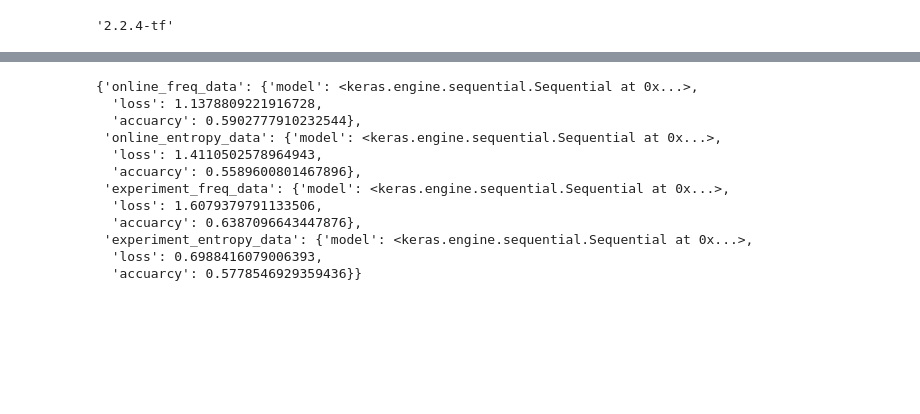
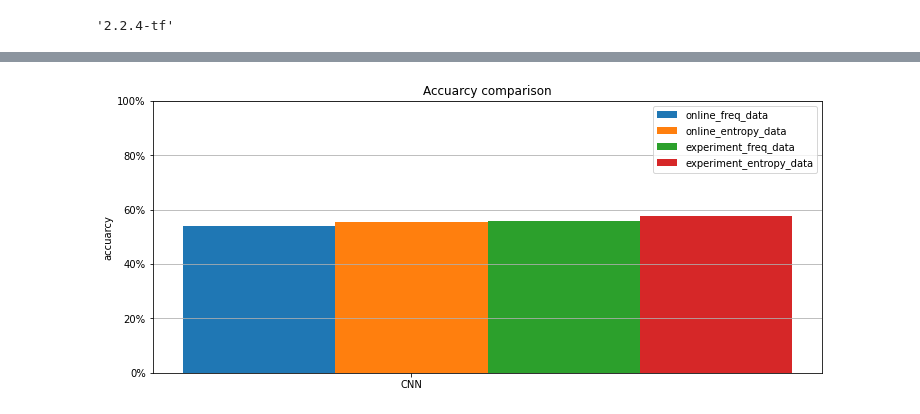
Before and after one commit to mudo121/thesis_eeg, a Jupyter notebook: machine_learning_notebooks/neural_network/pauls_work.ipynb, the cells around one changed output, grey strips where cells are left out. Drawn from its saved outputs; the diff is of its cells as text; code cells hidden in the pictures; blank space fills up the shorter version.

```diff
--- a/machine_learning_notebooks/neural_network/pauls_work.ipynb
+++ b/machine_learning_notebooks/neural_network/pauls_work.ipynb
@@ -281,7 +332,9 @@ ValueError: shape mismatch: objects cannot be broadcast to a single shape
 # %%
-netFunctionList = [("Easy Net", trainEasyNet), ("LSTM Net", train_lstm)]
+netFunctionList = [ #("Easy Net", trainEasyNet)];
+                   ("CNN", train_cnn)]
+                   #("LSTM Net", train_lstm)]
 
-epochs = 15
+epochs = 50
 batch_size = 64
 verbose = 0
 num_classes = 2
@@ -289,29 +342,30 @@ num_classes = 2
 statsDict = {}
 
 for net_name, function in netFunctionList:
-    print("Evaluating {}".format(net_name))
+    print("Evaluating {}...".format(net_name))
 
     statsDict[net_name] = {}
 
-    print("Online Frequency Data")
-    model, loss, accuarcy = function(X_train_freq, y_train_freq, X_test_freq, y_test_freq,
+    #print("Online Frequency Data")
+    model, loss, accuarcy, history = function(X_train_freq, y_train_freq, X_test_freq, y_test_freq,
                                      epochs=epochs, batch_size=batch_size, verbose=verbose)
-    statsDict[net_name]['online_freq_data'] = {"model" : model, "loss" : loss, "accuarcy" : accuarcy}
+    statsDict[net_name]['online_freq_data'] = {"model" : model, "loss" : loss, "accuarcy" : accuarcy, "history": history}
 
+    #print("Online Entropy Data")
+    model, loss, accuarcy, history = function(X_train_entropy, y_train_entropy, X_test_entropy, y_test_entropy,
+                                     epochs=epochs, batch_size=batch_size, verbose=verbose)
+    statsDict[net_name]['online_entropy_data'] = {"model" : model, "loss" : loss, "accuarcy" : accuarcy, "history": history}
 
-    model, loss, accuarcy = function(X_train_entropy, y_train_entropy, X_test_entropy, y_test_entropy,
+    #print("Experiement Frequency Data")
+    model, loss, accuarcy, history = function(X_train_freq_exp, y_train_freq_exp, X_test_freq_exp, y_test_freq_exp,
                                      epochs=epochs, batch_size=batch_size, verbose=verbose)
-    statsDict[net_name]['online_entropy_data'] = {"model" : model, "loss" : loss, "accuarcy" : accuarcy}
+    statsDict[net_name]['experiment_freq_data'] = {"model" : model, "loss" : loss, "accuarcy" : accuarcy, "history": history}
 
-    print("Experiement Frequency Data")
-    model, loss, accuarcy = function(X_train_freq_exp, y_train_freq_exp, X_test_freq_exp, y_test_freq_exp,
+    #print("Experiement Entropy Data")
+    model, loss, accuarcy, history = function(X_train_entropy_exp, y_train_entropy_exp, X_test_entropy_exp, y_test_entropy_exp,
                                      epochs=epochs, batch_size=batch_size, verbose=verbose)
-    statsDict[net_name]['experiment_freq_data'] = {"model" : model, "loss" : loss, "accuarcy" : accuarcy}
-
-    print("Experiement Entropy Data")
-    model, loss, accuarcy = function(X_train_entropy_exp, y_train_entropy_exp, X_test_entropy_exp, y_test_entropy_exp,
-                                     epochs=epochs, batch_size=batch_size, verbose=verbose)
-    statsDict[net_name]['experiment_entropy_data'] = {"model" : model, "loss" : loss, "accuarcy" : accuarcy}
+    statsDict[net_name]['experiment_entropy_data'] = {"model" : model, "loss" : loss, "accuarcy" : accuarcy, "history": history}
 
 print("Done")
+plot_metrcis(statsDict, title="Accuarcy comparison")
 # %% [output]
@@ -334,16 +388,2 @@ Test accuracy: 0.5640138387680054
 Done
+[figure, added]
-# %%
-statsDict['Easy Net']
-# %% [output]
-{'online_freq_data': {'model': <keras.engine.sequential.Sequential at 0x...>,
-  'loss': 1.1378809221916728,
-  'accuarcy': 0.5902777910232544},
- 'online_entropy_data': {'model': <keras.engine.sequential.Sequential at 0x...>,
-  'loss': 1.4110502578964943,
-  'accuarcy': 0.5589600801467896},
- 'experiment_freq_data': {'model': <keras.engine.sequential.Sequential at 0x...>,
-  'loss': 1.6079379791133506,
-  'accuarcy': 0.6387096643447876},
- 'experiment_entropy_data': {'model': <keras.engine.sequential.Sequential at 0x...>,
-  'loss': 0.6988416079006393,
-  'accuarcy': 0.5778546929359436}}
```
Also changed, not shown: parts of 9 cells of this notebook, 1 other file.
